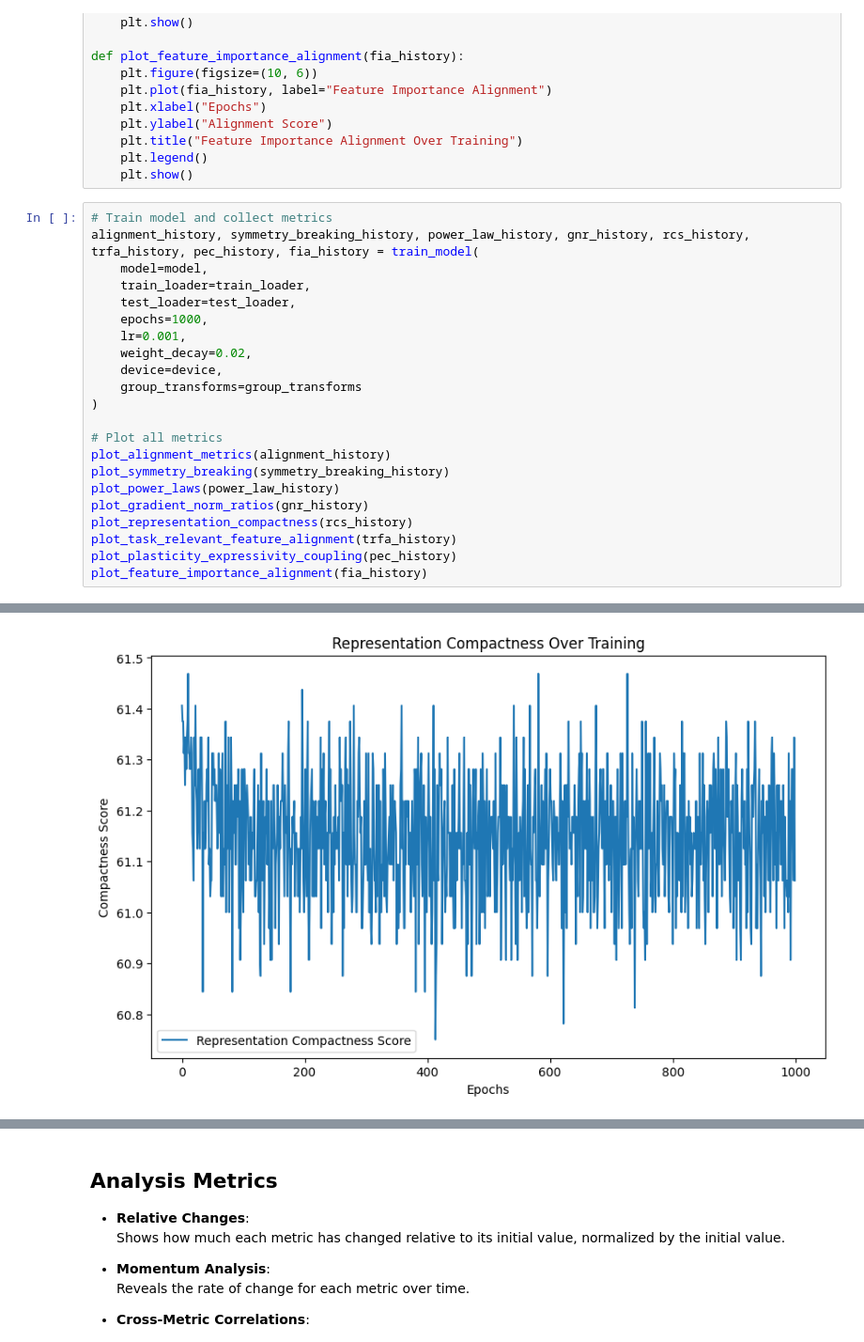
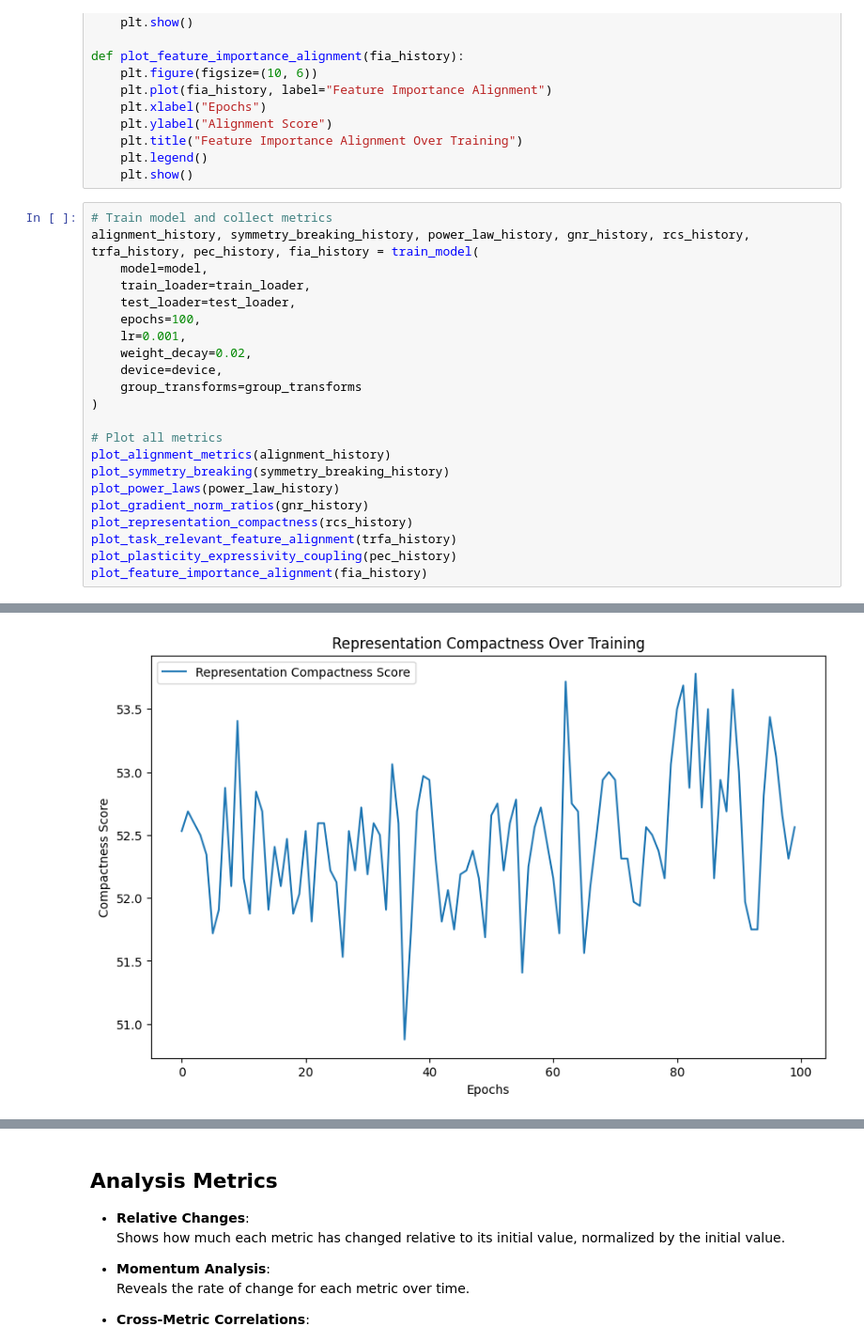
Before and after one commit to ayushb03/crh-and-representation-learning, a Jupyter notebook: ash/notebooks/ash.ipynb, the cells around one changed output, grey strips where cells are left out. Shown at 94% size. Drawn from its saved outputs; the diff is of its cells as text.

```diff
--- a/ash/notebooks/ash.ipynb
+++ b/ash/notebooks/ash.ipynb
@@ -928,7 +928,7 @@ alignment_history, symmetry_breaking_history, power_law_history, gnr_history, rc
     model=model,
     train_loader=train_loader,
     test_loader=test_loader,
-    epochs=1000,
+    epochs=100,
     lr=0.001,
     weight_decay=0.02,
     device=device,
@@ -969 +969 @@ Final values:
-[figure, old version]
+[figure, new version]
```
Also changed, not shown: parts of 9 cells of this notebook.
